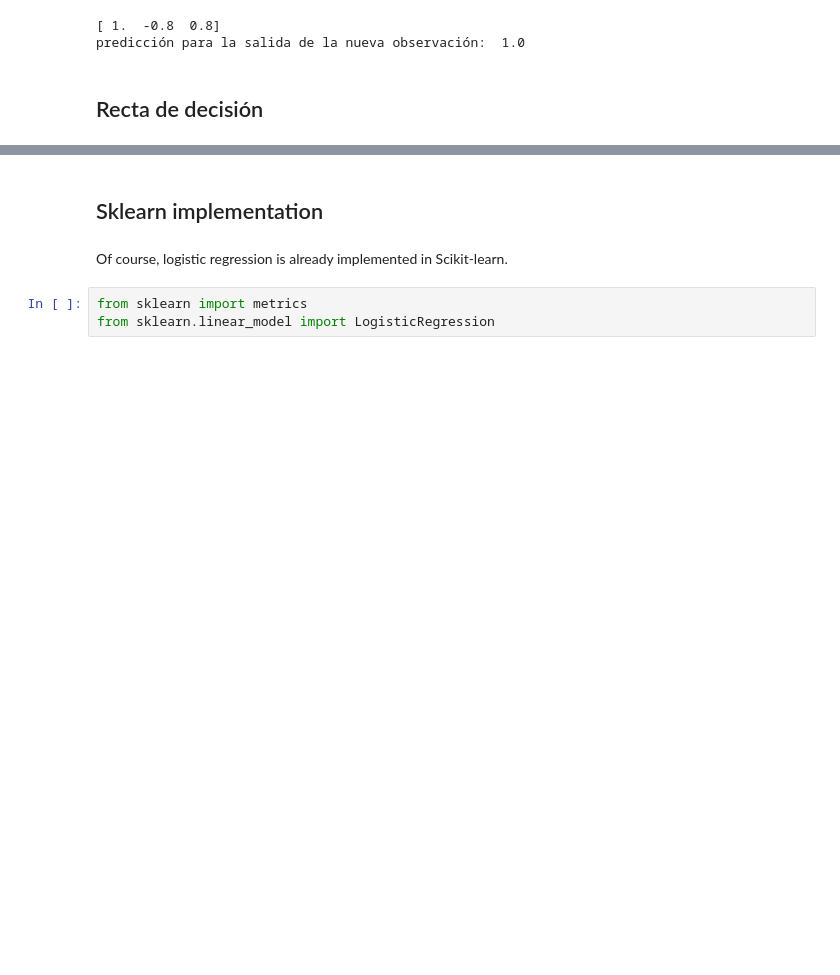
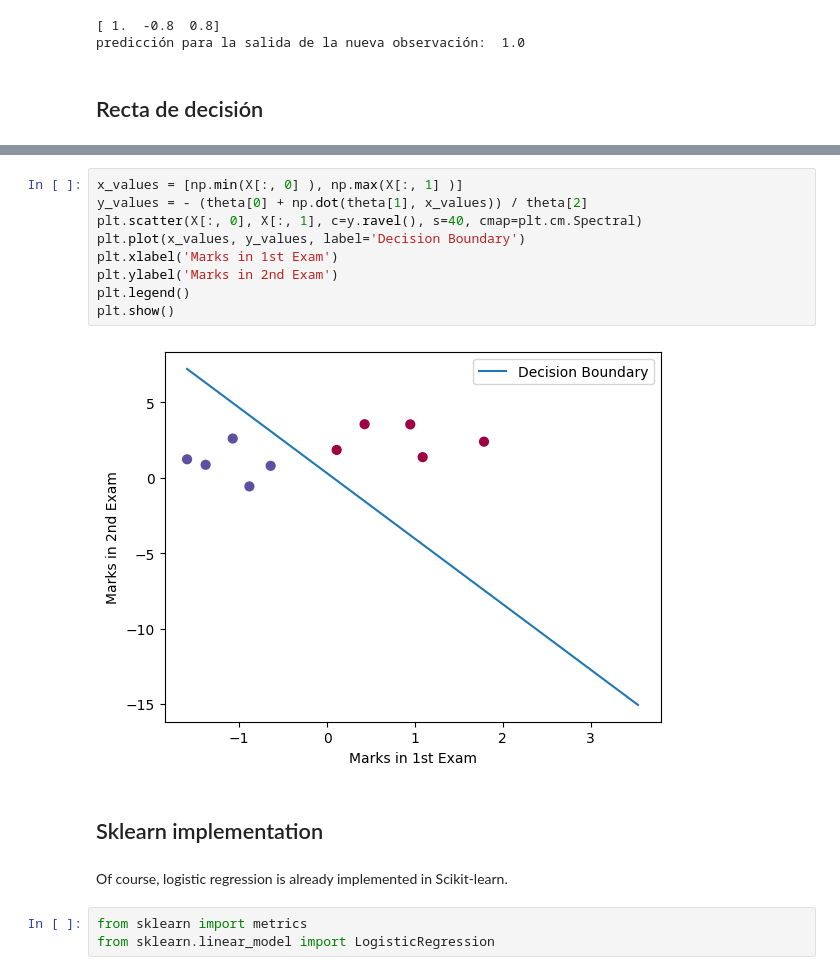
Before and after one commit to gachet/ad-1-24, a Jupyter notebook: LOG/ejer2_0_LR.ipynb, the cells around one changed output, grey strips where cells are left out. Saved outputs shown, nothing was run; the diff lists cells and outputs as text; blank space fills up the shorter version.

```diff
--- a/LOG/ejer2_0_LR.ipynb
+++ b/LOG/ejer2_0_LR.ipynb
@@ -253,3 +254,14 @@ ax.set_ylim([x2_min, x2_max])
+# %%
+x_values = [np.min(X[:, 0] ), np.max(X[:, 1] )]
+y_values = - (theta[0] + np.dot(theta[1], x_values)) / theta[2]
+plt.scatter(X[:, 0], X[:, 1], c=y.ravel(), s=40, cmap=plt.cm.Spectral)
+plt.plot(x_values, y_values, label='Decision Boundary')
+plt.xlabel('Marks in 1st Exam')
+plt.ylabel('Marks in 2nd Exam')
+plt.legend()
+plt.show()
+# %% [output]
+[figure, added]
 # %% [markdown]
 ## Sklearn implementation
 # %% [markdown]
```
Also changed, not shown: parts of 14 cells of this notebook.
